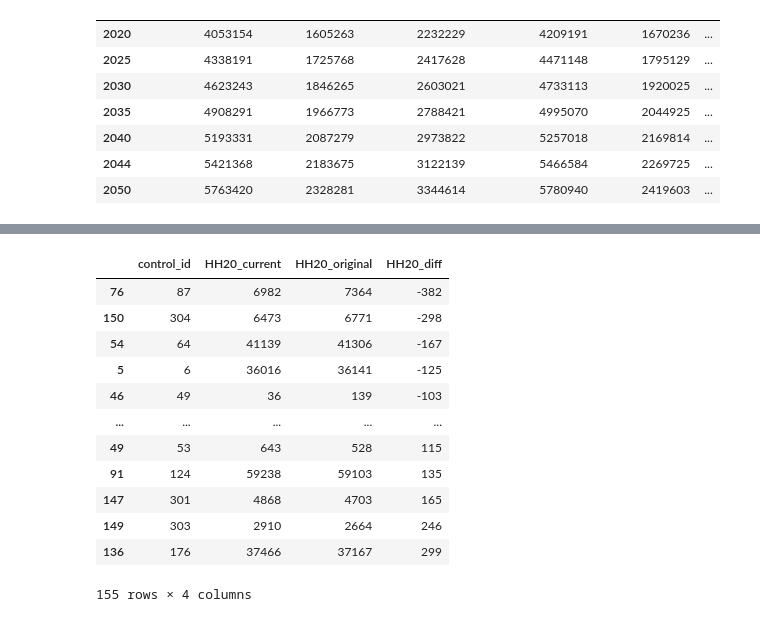
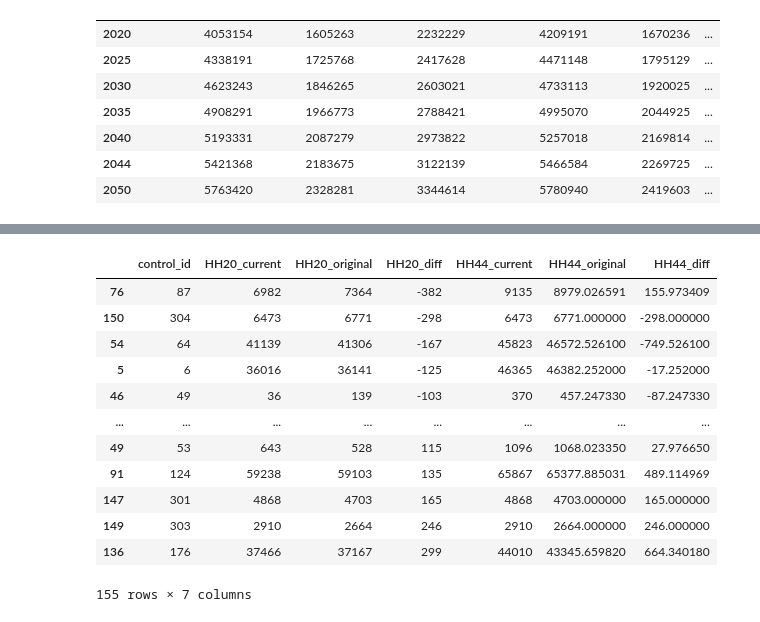
Before and after one commit to psrc/control_totals, a Jupyter notebook: examples/legacy_luvit/qc.ipynb, the cells around one changed output, grey strips where cells are left out. Drawn from its saved outputs; the diff is of its cells as text; code cells hidden in the pictures.

```diff
--- a/examples/legacy_luvit/qc.ipynb
+++ b/examples/legacy_luvit/qc.ipynb
@@ -315,18 +300,18 @@ Sample mismatched rows
 20 rows × 64 columns
 Total mismatched rows: 155
 # %%
-mismatches_inputs.sort_values('HH20_diff')[['control_id','HH20_current','HH20_original','HH20_diff']]
+mismatches_inputs.sort_values('HH20_diff')[['control_id','HH20_current','HH20_original','HH20_diff','HH44_current','HH44_original','HH44_diff']]
 # %% [output]
-|  | control_id | HH20_current | HH20_original | HH20_diff |
-| 76 | 87 | 6982 | 7364 | -382 |
-| 150 | 304 | 6473 | 6771 | -298 |
-| 54 | 64 | 41139 | 41306 | -167 |
-| 5 | 6 | 36016 | 36141 | -125 |
-| 46 | 49 | 36 | 139 | -103 |
-| ... | ... | ... | ... | ... |
-| 49 | 53 | 643 | 528 | 115 |
-| 91 | 124 | 59238 | 59103 | 135 |
-| 147 | 301 | 4868 | 4703 | 165 |
-| 149 | 303 | 2910 | 2664 | 246 |
-| 136 | 176 | 37466 | 37167 | 299 |
+|  | control_id | HH20_current | HH20_original | HH20_diff | HH44_current | HH44_original | HH44_diff |
+| 76 | 87 | 6982 | 7364 | -382 | 9135 | 8979.026591 | 155.973409 |
+| 150 | 304 | 6473 | 6771 | -298 | 6473 | 6771.000000 | -298.000000 |
+| 54 | 64 | 41139 | 41306 | -167 | 45823 | 46572.526100 | -749.526100 |
+| 5 | 6 | 36016 | 36141 | -125 | 46365 | 46382.252000 | -17.252000 |
+| 46 | 49 | 36 | 139 | -103 | 370 | 457.247330 | -87.247330 |
+| ... | ... | ... | ... | ... | ... | ... | ... |
+| 49 | 53 | 643 | 528 | 115 | 1096 | 1068.023350 | 27.976650 |
+| 91 | 124 | 59238 | 59103 | 135 | 65867 | 65377.885031 | 489.114969 |
+| 147 | 301 | 4868 | 4703 | 165 | 4868 | 4703.000000 | 165.000000 |
+| 149 | 303 | 2910 | 2664 | 246 | 2910 | 2664.000000 | 246.000000 |
+| 136 | 176 | 37466 | 37167 | 299 | 44010 | 43345.659820 | 664.340180 |
-155 rows × 4 columns
+155 rows × 7 columns
```
Also changed, not shown: parts of 4 cells of this notebook, 11 other files.
